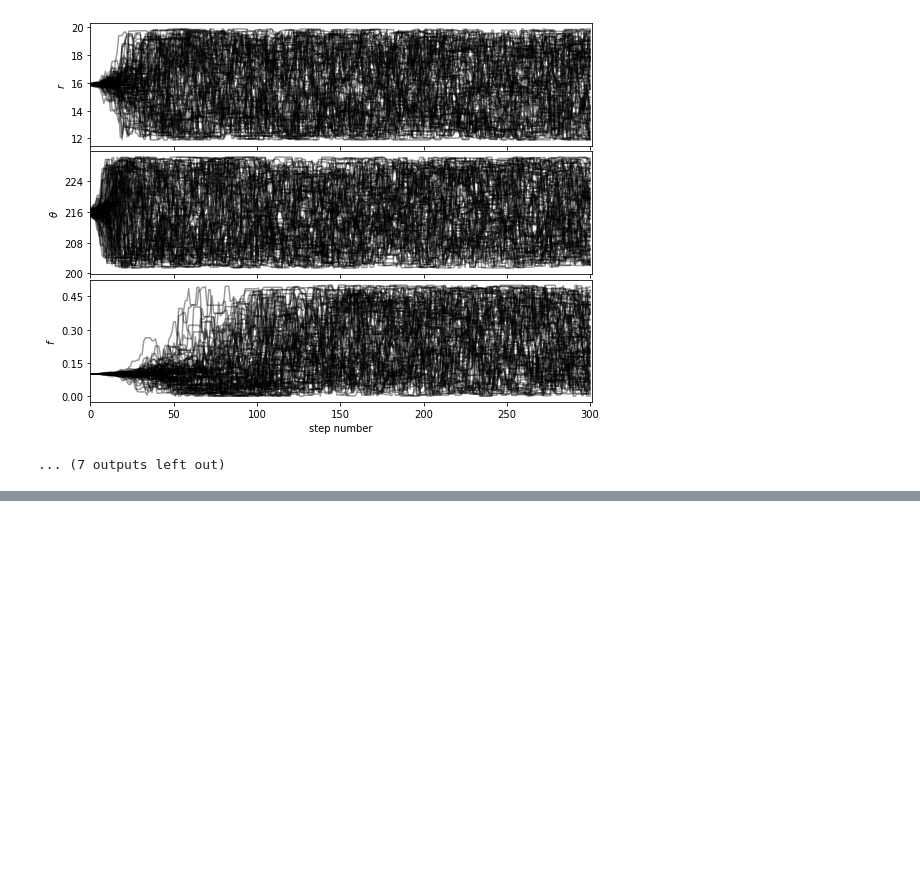
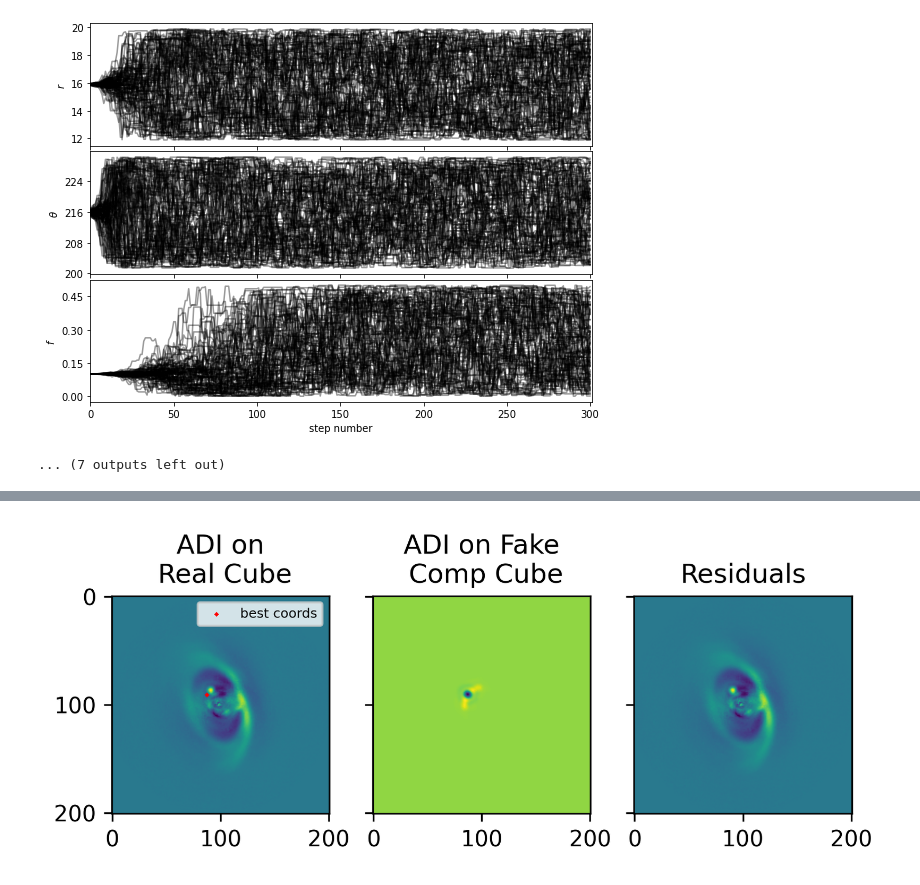
Before and after one commit to yemsnucleus/NEGFC, a Jupyter notebook: negfc_vip.ipynb, the cells around one changed output, grey strips where cells are left out. Cells and saved outputs as stored; diff of their text form; code cells hidden in the pictures; blank space fills up the shorter version.

Commit message:
plots at the end of vip pipeline

```diff
--- a/negfc_vip.ipynb
+++ b/negfc_vip.ipynb
@@ -452,0 +443,27 @@ adi_fake = reduce_pca(cube_negfc, rot_angles=rot_ang)
+# %%
+radius_star = np.mean(xm[:, 0])
+theta_star  = np.mean(xm[:, 1])
+flux_star   = np.mean(xm[300:, 2])
+
+centy_fr, centx_fr = frame_center(cube[0])
+posy_star = radius_star * np.sin(np.deg2rad(theta_star)) + centy_fr
+posx_star = radius_star * np.cos(np.deg2rad(theta_star)) + centx_fr
+# %%
+cube_negfc = cube_inject_companions(np.zeros_like(cube[0]), psf_norm, rot_ang, flevel=-flux_star,
+                                    rad_dists=[radius_star], n_branches=1,
+                                    theta=theta_star)
+
+adi_fake = reduce_pca(cube_negfc, rot_angles=rot_ang)
+# %%
+fig, axes = plt.subplots(1, 3, sharex=True, sharey=True, dpi=300)
+axes[0].imshow(fr_pca)
+axes[1].imshow(adi_fake)
+axes[1].set_title('ADI on Fake\n Comp Cube')
+axes[2].imshow(fr_pca+adi_fake)
+axes[2].set_title('Residuals')
+axes[0].scatter(posx_star, posy_star, marker='x', s=1, color='r', label='best coords')
+axes[0].legend(bbox_to_anchor=(1., 1.), fontsize=6)
+axes[0].set_title('ADI on\n Real Cube')
+plt.show()
+# %% [output]
+[figure, added]
```
Also changed, not shown: parts of 8 cells of this notebook.
